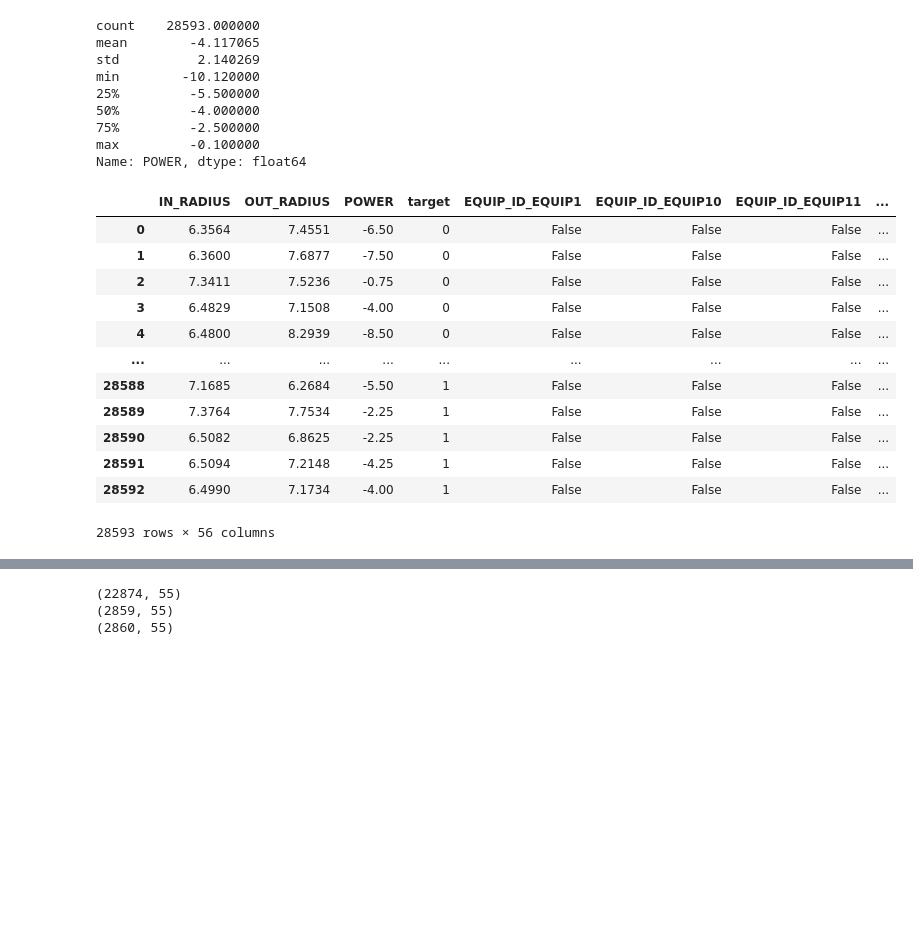
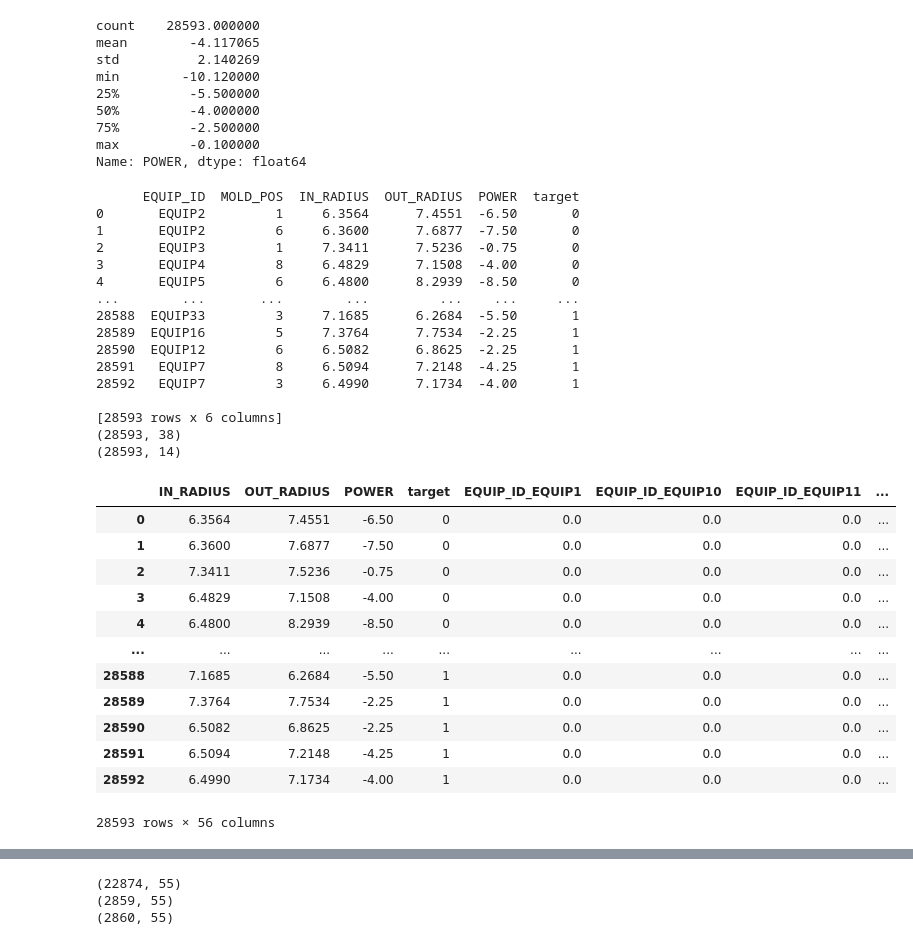
Before and after one commit to cain0709/Injection_Molding_Process_Anomaly_Detection, a Jupyter notebook: ML_Classification.ipynb, the cells around one changed output, grey strips where cells are left out. Cells and saved outputs as stored; diff of their text form; code cells hidden in the pictures; blank space fills up the shorter version.

```diff
--- a/ML_Classification.ipynb
+++ b/ML_Classification.ipynb
@@ -263,6 +264,7 @@ data_df
 # %%
 data_df['POWER_MEAN'] = (data_df['POWER1'] + data_df['POWER2'] + data_df['POWER3'] + data_df['POWER4'] + data_df['POWER5']) / 5
 df_final = data_df.drop(['POWER_MEAN','REAL_POWER','POWER1','POWER2','POWER3','POWER4','POWER5','MOLD_IN_TOP','MOLD_IN_BOT','MOLD_OUT_TOP','MOLD_OUT_BOT'],axis=1)
+df_final.reset_index(drop=True, inplace=True)
 df_final
 # %% [output]
 |  | EQUIP_ID | MOLD_POS | IN_RADIUS | OUT_RADIUS | POWER | target |
@@ -299,23 +314,54 @@ Name: POWER, dtype: float64
 df_encoded = df_final
 # %%
 #df_encoded = pd.get_dummies(df_final,columns=['MOLD_POS','EQUIP_ID','MOLD_IN_TOP','MOLD_IN_BOT',"MOLD_OUT_TOP",'MOLD_OUT_BOT'])
-df_encoded = pd.get_dummies(df_final,columns=['EQUIP_ID','MOLD_POS'])
-df_encoded.reset_index(drop=True, inplace=True)
+#df_encoded = pd.get_dummies(df_final,columns=['EQUIP_ID','MOLD_POS'])
+
+oe_equip = OneHotEncoder(sparse=False)
+oe_mold = OneHotEncoder(sparse=False)
+df_final_tmp = df_final[['IN_RADIUS','OUT_RADIUS','POWER','target']]
+print(df_final)
+
+encoded_equip = oe_equip.fit_transform(df_final[['EQUIP_ID']])
+encoded_mold = oe_mold.fit_transform(df_final[['MOLD_POS']])
+
+df_encoded_equip = pd.DataFrame(encoded_equip, columns=['EQUIP_ID_' + col for col in oe_equip.categories_[0]])
+df_encoded_mold = pd.DataFrame(encoded_mold, columns=['MOLD_POS_' + str(col) for col in oe_mold.categories_[0]])
+
+print(df_encoded_equip.shape)
+print(df_encoded_mold.shape)
+df_encoded = pd.concat([df_final_tmp, df_encoded_equip, df_encoded_mold],axis=1)
+
 df_encoded
 # %% [output]
+      EQUIP_ID  MOLD_POS  IN_RADIUS  OUT_RADIUS  POWER  target
+0       EQUIP2         1     6.3564      7.4551  -6.50       0
+1       EQUIP2         6     6.3600      7.6877  -7.50       0
+2       EQUIP3         1     7.3411      7.5236  -0.75       0
+3       EQUIP4         8     6.4829      7.1508  -4.00       0
+4       EQUIP5         6     6.4800      8.2939  -8.50       0
+...        ...       ...        ...         ...    ...     ...
+28588  EQUIP33         3     7.1685      6.2684  -5.50       1
+28589  EQUIP16         5     7.3764      7.7534  -2.25       1
+28590  EQUIP12         6     6.5082      6.8625  -2.25       1
+28591   EQUIP7         8     6.5094      7.2148  -4.25       1
+28592   EQUIP7         3     6.4990      7.1734  -4.00       1
+
+[28593 rows x 6 columns]
+(28593, 38)
+(28593, 14)
 |  | IN_RADIUS | OUT_RADIUS | POWER | target | EQUIP_ID_EQUIP1 | EQUIP_ID_EQUIP10 | EQUIP_ID_EQUIP11 | ... |
-| 0 | 6.3564 | 7.4551 | -6.50 | 0 | False | False | False | ... |
-| 1 | 6.3600 | 7.6877 | -7.50 | 0 | False | False | False | ... |
-| 2 | 7.3411 | 7.5236 | -0.75 | 0 | False | False | False | ... |
-| 3 | 6.4829 | 7.1508 | -4.00 | 0 | False | False | False | ... |
-| 4 | 6.4800 | 8.2939 | -8.50 | 0 | False | False | False | ... |
+| 0 | 6.3564 | 7.4551 | -6.50 | 0 | 0.0 | 0.0 | 0.0 | ... |
+| 1 | 6.3600 | 7.6877 | -7.50 | 0 | 0.0 | 0.0 | 0.0 | ... |
+| 2 | 7.3411 | 7.5236 | -0.75 | 0 | 0.0 | 0.0 | 0.0 | ... |
+| 3 | 6.4829 | 7.1508 | -4.00 | 0 | 0.0 | 0.0 | 0.0 | ... |
+| 4 | 6.4800 | 8.2939 | -8.50 | 0 | 0.0 | 0.0 | 0.0 | ... |
 | ... | ... | ... | ... | ... | ... | ... | ... | ... |
-| 28588 | 7.1685 | 6.2684 | -5.50 | 1 | False | False | False | ... |
-| 28589 | 7.3764 | 7.7534 | -2.25 | 1 | False | False | False | ... |
-| 28590 | 6.5082 | 6.8625 | -2.25 | 1 | False | False | False | ... |
-| 28591 | 6.5094 | 7.2148 | -4.25 | 1 | False | False | False | ... |
-| 28592 | 6.4990 | 7.1734 | -4.00 | 1 | False | False | False | ... |
+| 28588 | 7.1685 | 6.2684 | -5.50 | 1 | 0.0 | 0.0 | 0.0 | ... |
+| 28589 | 7.3764 | 7.7534 | -2.25 | 1 | 0.0 | 0.0 | 0.0 | ... |
+| 28590 | 6.5082 | 6.8625 | -2.25 | 1 | 0.0 | 0.0 | 0.0 | ... |
+| 28591 | 6.5094 | 7.2148 | -4.25 | 1 | 0.0 | 0.0 | 0.0 | ... |
+| 28592 | 6.4990 | 7.1734 | -4.00 | 1 | 0.0 | 0.0 | 0.0 | ... |
-28593 rows × 56 columns
+28593 rows × 56 columns
 # %%
 train_x, val_x, train_y, val_y = train_test_split(df_encoded.drop('target',axis=1), df_encoded['target'], test_size = 0.2, stratify=df_encoded['target']
                                   ,random_state=SEED)
```
Also changed, not shown: parts of 7 cells of this notebook, 5 other files.
